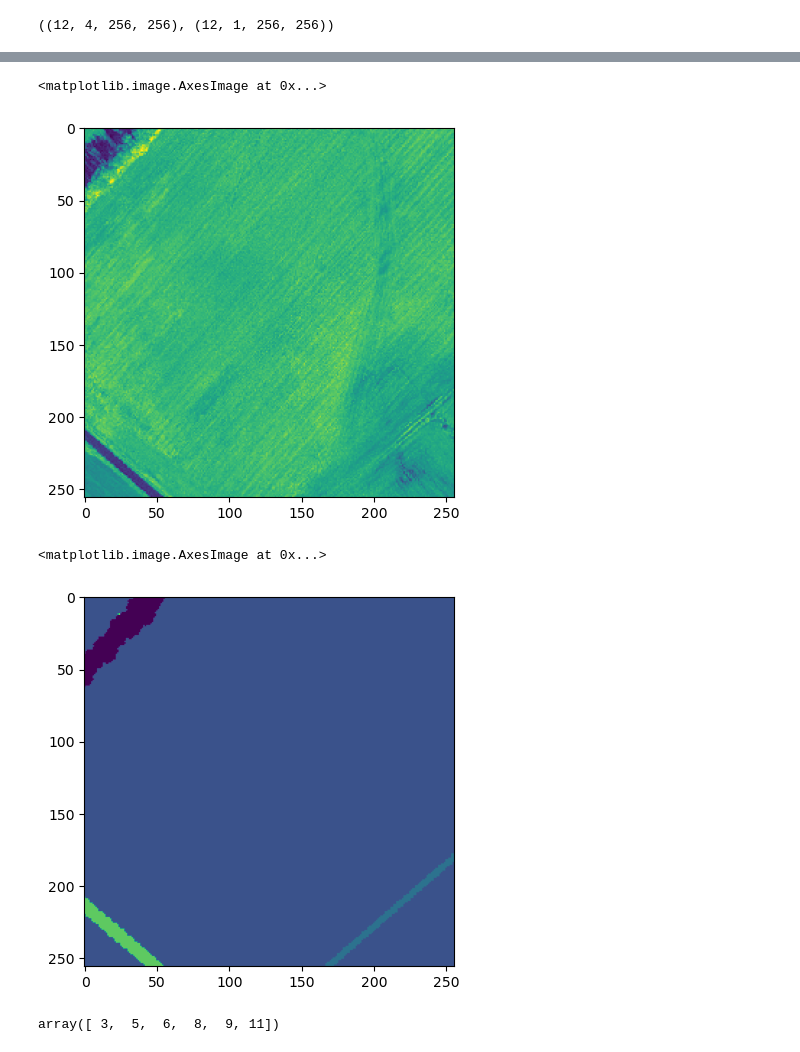
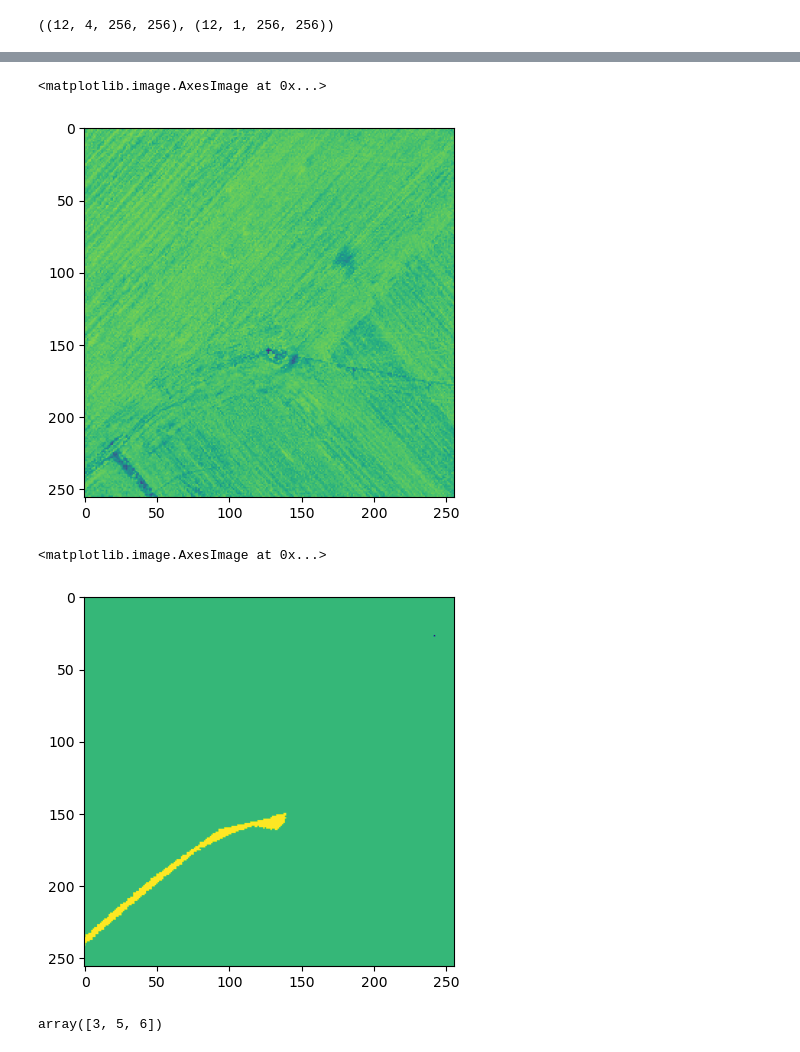
Before and after one commit to AMergy/intro2torchgeo, a Jupyter notebook: dev/1_data_exploration.ipynb, the cells around one changed output, grey strips where cells are left out. Cells and saved outputs as stored; diff of their text form; code cells hidden in the pictures.

```diff
--- a/dev/1_data_exploration.ipynb
+++ b/dev/1_data_exploration.ipynb
@@ -81,14 +71,14 @@ array([[159, 159, 155, ..., 188, 177, 178],
 # %%
-plt.imshow(image[8,3,:], vmin=0, vmax=255)
+plt.imshow(image[10,0,:,:], vmin=0, vmax=255)
 # %% [output]
 <matplotlib.image.AxesImage at 0x...>
-[figure, old version]
+[figure, new version]
 # %%
-plt.imshow(target[8,0,:,:])
+plt.imshow(target[10,0,:,:])
 # %% [output]
 <matplotlib.image.AxesImage at 0x...>
-[figure, old version]
+[figure, new version]
 # %%
-np.unique(target[8,0,:,:])
+np.unique(target[10,0,:,:])
 # %% [output]
-array([ 3,  5,  6,  8,  9, 11])
+array([3, 5, 6])
```
Also changed, not shown: parts of 4 cells of this notebook, 1 other file.
